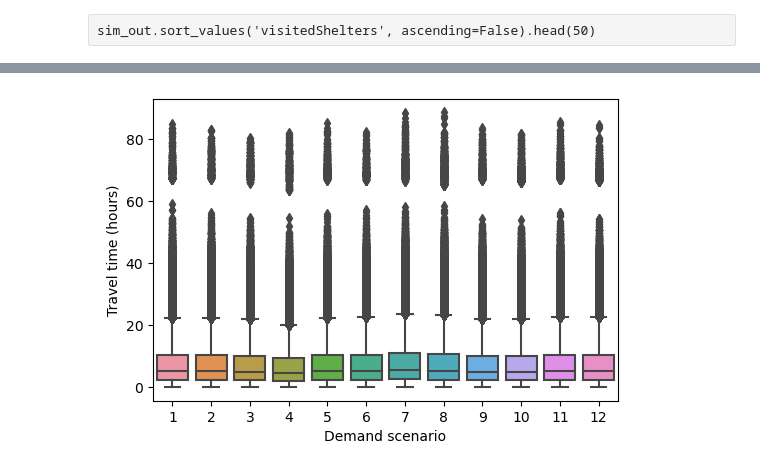
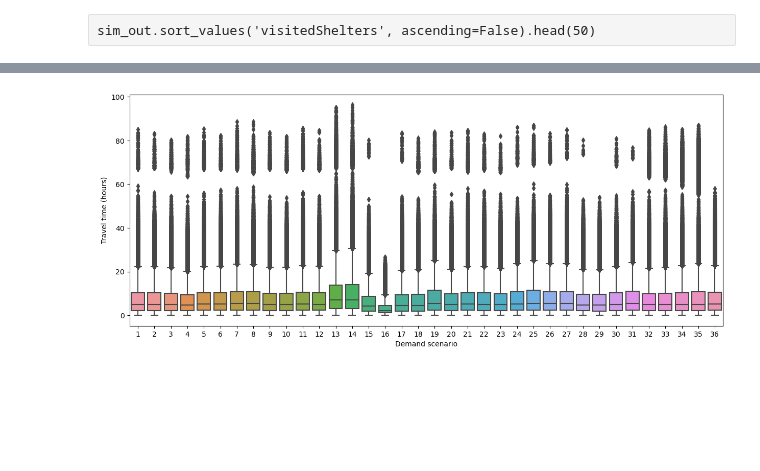
Before and after one commit to umnilab/A_RESCUE, a Jupyter notebook: Repast_ParaRoute_PartOpt/EvacSim/data/Demand process.ipynb, the cells around one changed output, grey strips where cells are left out. Saved outputs shown, nothing was run; the diff lists cells and outputs as text; code cells hidden in the pictures; blank space fills up the shorter version.

```diff
--- a/Repast_ParaRoute_PartOpt/EvacSim/data/Demand process.ipynb
+++ b/Repast_ParaRoute_PartOpt/EvacSim/data/Demand process.ipynb
@@ -471,7 +479,7 @@ Wall time: 5.22 s
 %%time
 sim_out = (pd.concat(
     [pd.read_csv(f, usecols=range(8))
-     .assign(scenario=int(f.split('/')[-1].split('-')[2][1:]))
+     .assign(scenario=int(os.path.basename(f).split('-')[2][1:]))
      for f in glob('../simulation_output/shen-strat2-v1/logger*.csv')])
            .assign(totalDistance = lambda x: x['totalDistance']/1609.34,
                    travelTime = lambda x: (x['endTime'] - x['startTime'])/12000)
@@ -517,10 +531,10 @@ plt.title('No. of visited shelters of top 60 vehicles in S1-12', fontsize=14);
 # %%
 def compare_scenario_performance(data, yvar, ylabel, outliers=True):
-    fig = plt.figure(dpi=100)
+    fig = plt.figure(figsize=(15, 6), dpi=100)
     ax = sns.boxplot(data=data, x='scenario', y=yvar, showfliers=outliers)
     fig.add_subplot(ax)
     ax.set_ylabel(ylabel)
     ax.set_xlabel('Demand scenario')
 # %%
-compare_scenario_performance(sim_out, 'travelTime', 'Travel time (hours)')
+%time compare_scenario_performance(sim_out, 'travelTime', 'Travel time (hours)')
 # %% [output]
@@ -527,2 +542,2 @@ compare_scenario_performance(sim_out, 'travelTime', 'Travel time (hours)')
-[figure, old version]
+[figure, new version]
 # %%
```
Also changed, not shown: parts of 24 cells of this notebook, 1 other file.
